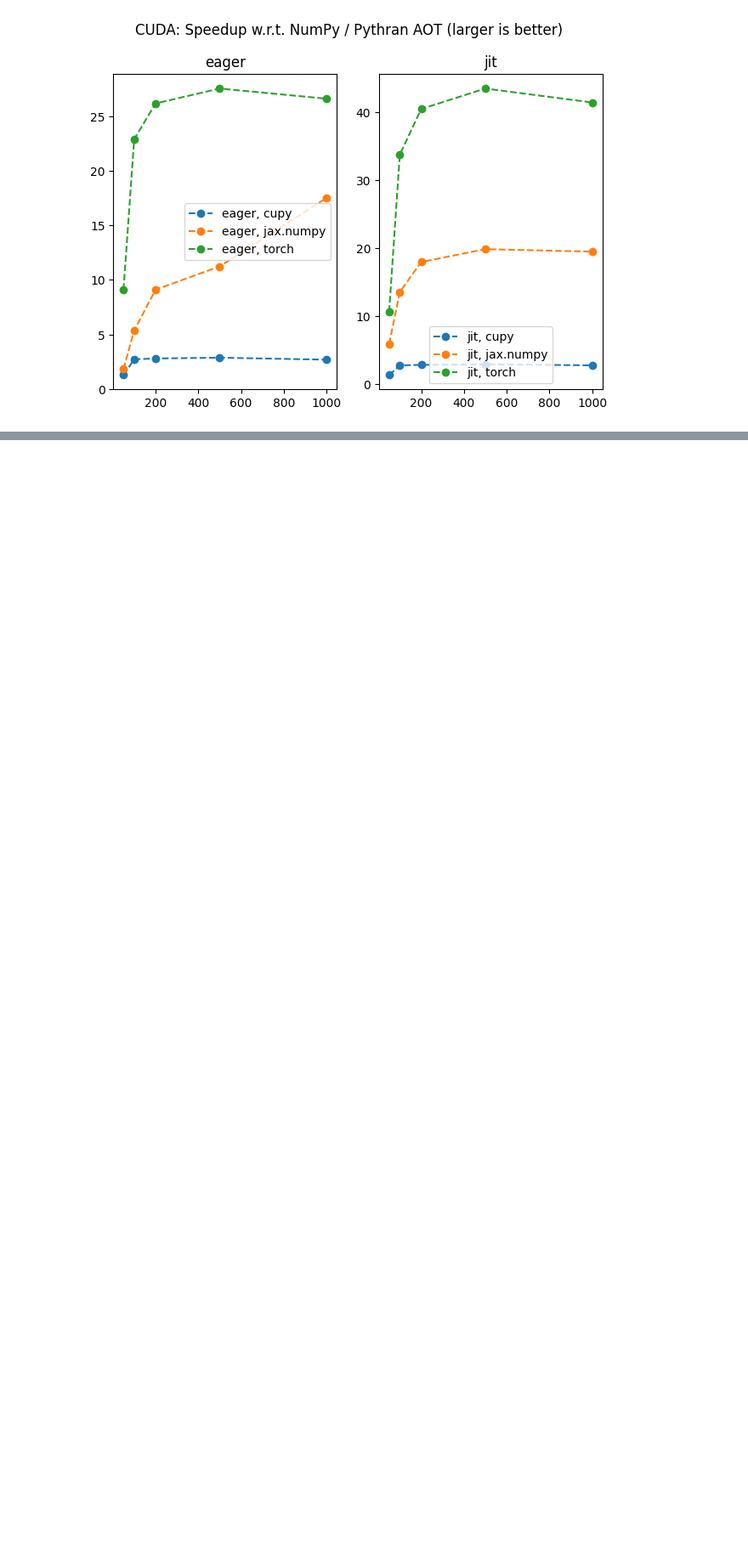
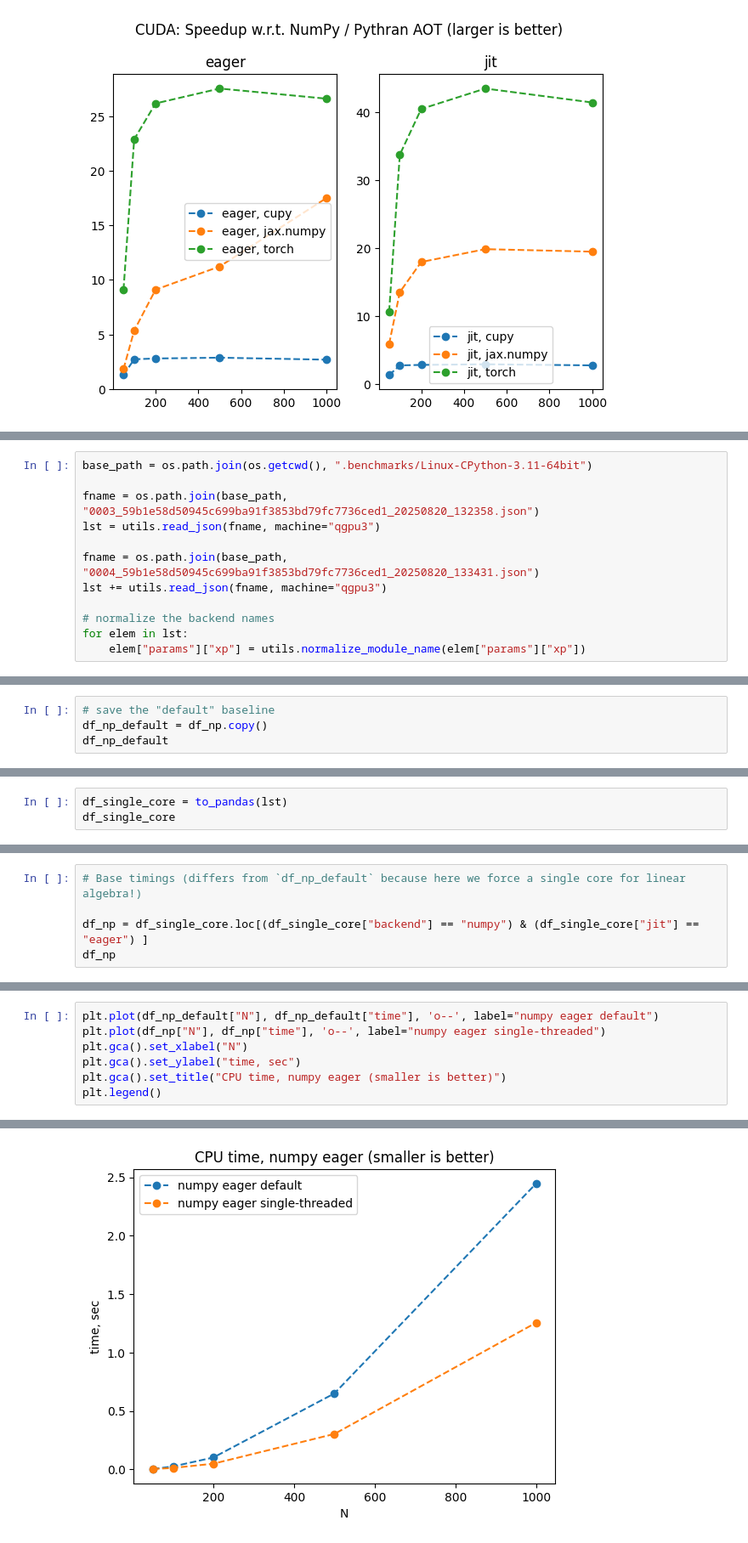
Before and after one commit to ev-br/bench_playground, a Jupyter notebook: viz.rbf.ipynb, the cells around one changed output, grey strips where cells are left out. Shown at 85% size. Drawn from its saved outputs; the diff is of its cells as text; blank space fills up the shorter version.

Commit message:
WIP: single_core rbf viz

```diff
--- a/viz.rbf.ipynb
+++ b/viz.rbf.ipynb
@@ -363,0 +392,12 @@ plt.tight_layout()
+# %%
+base_path = os.path.join(os.getcwd(), ".benchmarks/Linux-CPython-3.11-64bit")
+
+fname = os.path.join(base_path, "0003_59b1e58d50945c699ba91f3853bd79fc7736ced1_20250820_132358.json")
+lst = utils.read_json(fname, machine="qgpu3")
+
+fname = os.path.join(base_path, "0004_59b1e58d50945c699ba91f3853bd79fc7736ced1_20250820_133431.json")
+lst += utils.read_json(fname, machine="qgpu3")
+
+# normalize the backend names
+for elem in lst:
+    elem["params"]["xp"] = utils.normalize_module_name(elem["params"]["xp"])
@@ -363,0 +424,4 @@ plt.tight_layout()
+# %%
+# save the "default" baseline
+df_np_default = df_np.copy()
+df_np_default
@@ -363,0 +435,3 @@ plt.tight_layout()
+# %%
+df_single_core = to_pandas(lst)
+df_single_core
@@ -363,0 +456,5 @@ plt.tight_layout()
+# %%
+# Base timings (differs from `df_np_default` because here we force a single core for linear algebra!)
+
+df_np = df_single_core.loc[(df_single_core["backend"] == "numpy") & (df_single_core["jit"] == "eager") ]
+df_np
@@ -363,0 +468,8 @@ plt.tight_layout()
+# %%
+plt.plot(df_np_default["N"], df_np_default["time"], 'o--', label="numpy eager default")
+plt.plot(df_np["N"], df_np["time"], 'o--', label="numpy eager single-threaded")
+plt.gca().set_xlabel("N")
+plt.gca().set_ylabel("time, sec")
+plt.gca().set_title("CPU time, numpy eager (smaller is better)")
+plt.legend()
+# %% [output]
@@ -363,0 +477 @@ plt.tight_layout()
+[figure, added]
```
Also changed, not shown: parts of 10 cells of this notebook.
